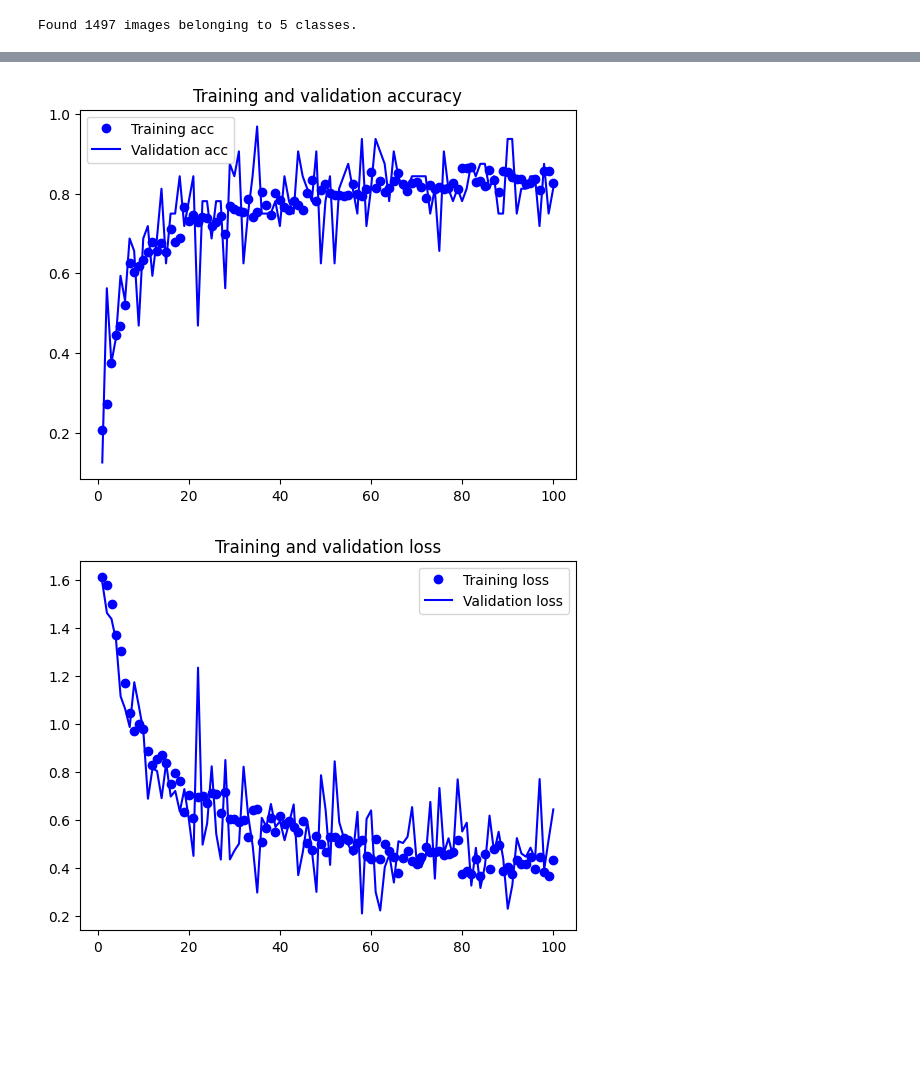
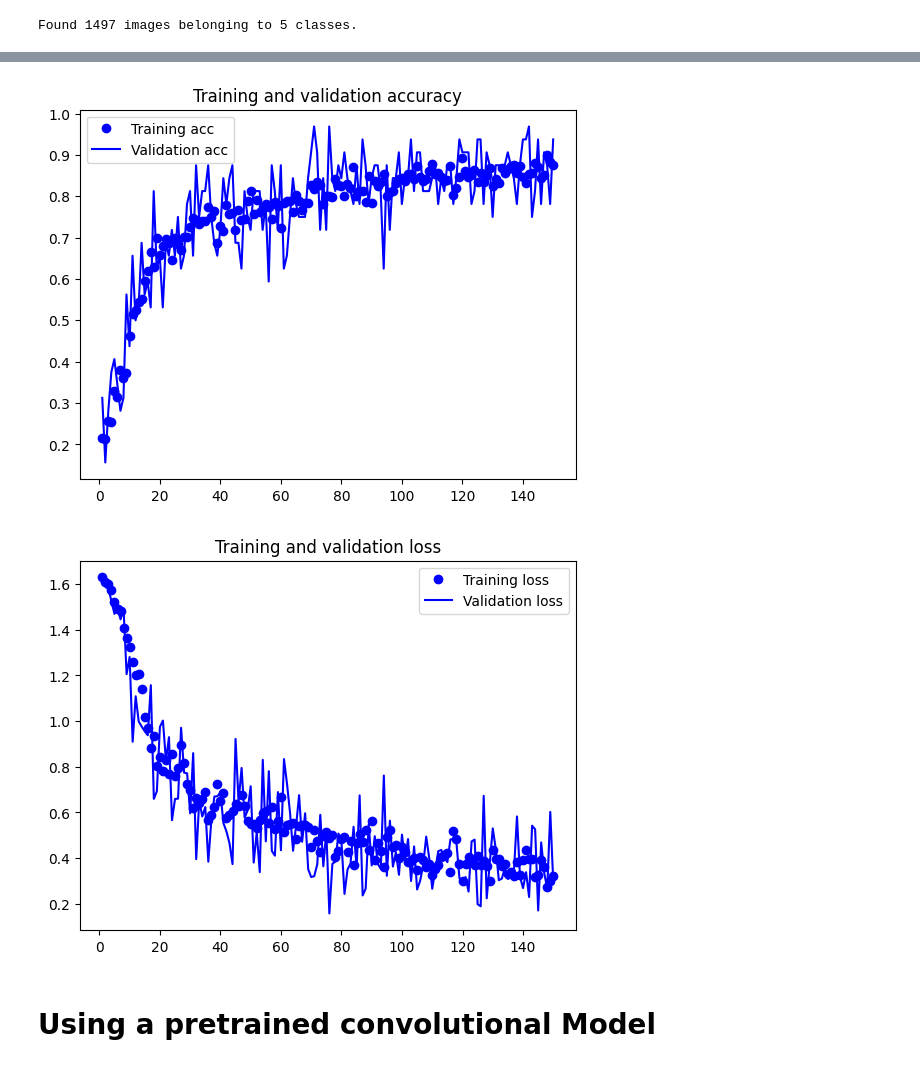
Before and after one commit to quantum-insights/DSM150_CNN, a Jupyter notebook: cnn.ipynb, the cells around one changed output, grey strips where cells are left out. Drawn from its saved outputs; the diff is of its cells as text; code cells hidden in the pictures; blank space fills up the shorter version.

```diff
--- a/cnn.ipynb
+++ b/cnn.ipynb
@@ -87,7 +157,7 @@ train_generator= train_datagen.flow_from_directory(
 Found 13474 images belonging to 5 classes.
 # %%
 val_generator= val_datagen.flow_from_directory(
-    val_dir,
+    dir_base_val,
     target_size=(150,150),
     batch_size=32,
     class_mode='categorical',
@@ -355,11 +434,14 @@ model_do.add(layers.Dense(5, activation='softmax'))
 # %%
-#model_do.compile(optimizer='adam', loss='categorical_crossentropy', metrics=['accuracy'])
-model_do.compile(optimizer='SGD', loss='categorical_crossentropy', metrics=['accuracy'])
+model_da.compile(optimizer='adam', loss='categorical_crossentropy', metrics=['accuracy'])
+#model_da.compile(optimizer='SGD', loss='categorical_crossentropy', metrics=['accuracy'])
+# %%
+steps_per_epoch= len(train_aug_generator) // 32
+validation_steps= len(val_aug_generator) // 32
 # %%
-history_do= model_do.fit(
+history_da= model_da.fit(
     train_generator,
     steps_per_epoch=steps_per_epoch,
-    epochs= 100,
+    epochs= 150,
     validation_data= val_generator,
     validation_steps= validation_steps
 )
@@ -384,24 +466,24 @@ Epoch 100/100
 # %%
-acc= history.history['accuracy']
-val_acc= history.history['val_accuracy']
-loss= history.history['loss']
-val_loss= history.history['val_loss']
+acc= history_da.history['accuracy']
+val_acc= history_da.history['val_accuracy']
+loss= history_da.history['loss']
+val_loss= history_da.history['val_loss']
 
 epochs = range(1, len(acc) + 1)
 
 plt.plot(epochs, acc, 'bo', label='Training acc')
 plt.plot(epochs, val_acc, 'b', label='Validation acc')
 plt.title('Training and validation accuracy')
 plt.legend()
 
 plt.figure()
 
 plt.plot(epochs, loss, 'bo', label='Training loss')
 plt.plot(epochs, val_loss, 'b', label='Validation loss')
 plt.title('Training and validation loss')
 plt.legend()
 
 plt.show()
 # %% [output]
-[figure, old version]
+[figure, new version]
-[figure, old version]
+[figure, new version]
@@ -409,0 +493,2 @@ plt.show()
+# %% [markdown]
+# Using a pretrained convolutional Model
```
Also changed, not shown: parts of 55 cells of this notebook.
